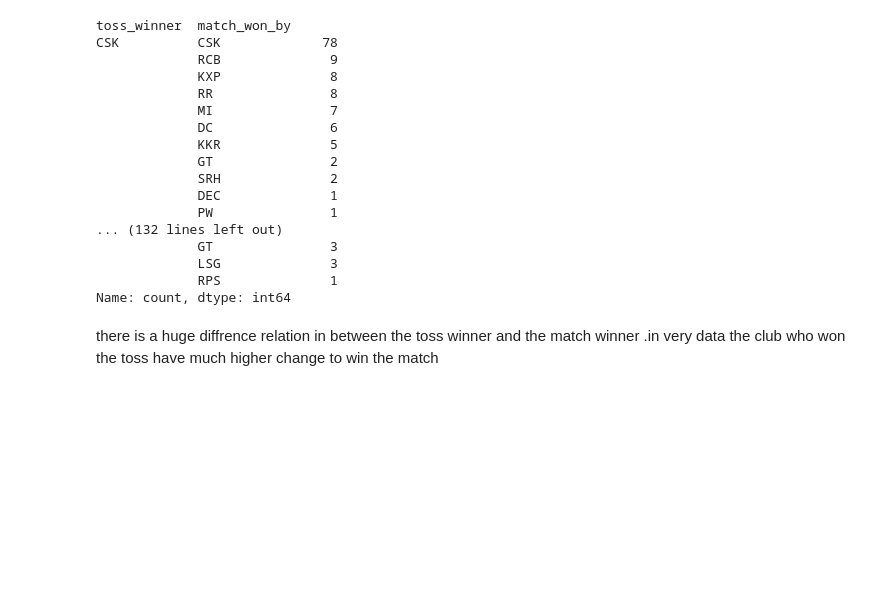
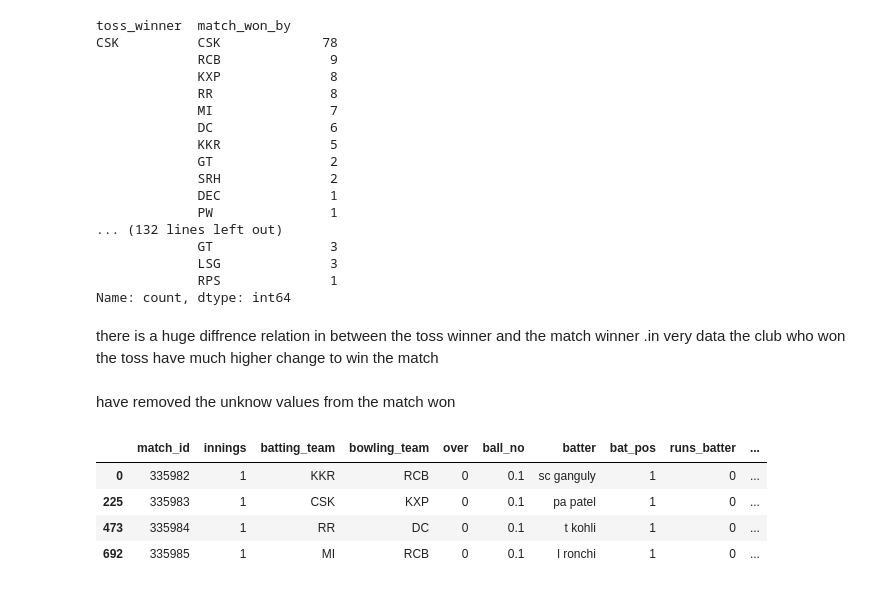
Before and after one commit to karansingh-chauhan/IPL-DATA-ANALYSIS, a Jupyter notebook: main.ipynb, the cells around one changed output. Cells and saved outputs as stored; diff of their text form; code cells hidden in the pictures; blank space fills up the shorter version.

```diff
--- a/main.ipynb
+++ b/main.ipynb
@@ -1181,3 +1201,13 @@ CSK          CSK             78
 Name: count, dtype: int64
 # %% [markdown]
 there is a huge diffrence relation in between the toss winner and the match winner .in very data the club who won the toss have much higher change to win the match
+# %% [markdown]
+have removed the unknow values from the match won
+# %%
+clean_df.head(4)
+# %% [output]
+|  | match_id | innings | batting_team | bowling_team | over | ball_no | batter | bat_pos | runs_batter | ... |
+| 0 | 335982 | 1 | KKR | RCB | 0 | 0.1 | sc ganguly | 1 | 0 | ... |
+| 225 | 335983 | 1 | CSK | KXP | 0 | 0.1 | pa patel | 1 | 0 | ... |
+| 473 | 335984 | 1 | RR | DC | 0 | 0.1 | t kohli | 1 | 0 | ... |
+| 692 | 335985 | 1 | MI | RCB | 0 | 0.1 | l ronchi | 1 | 0 | ... |
```
Also changed, not shown: parts of 26 cells of this notebook.
